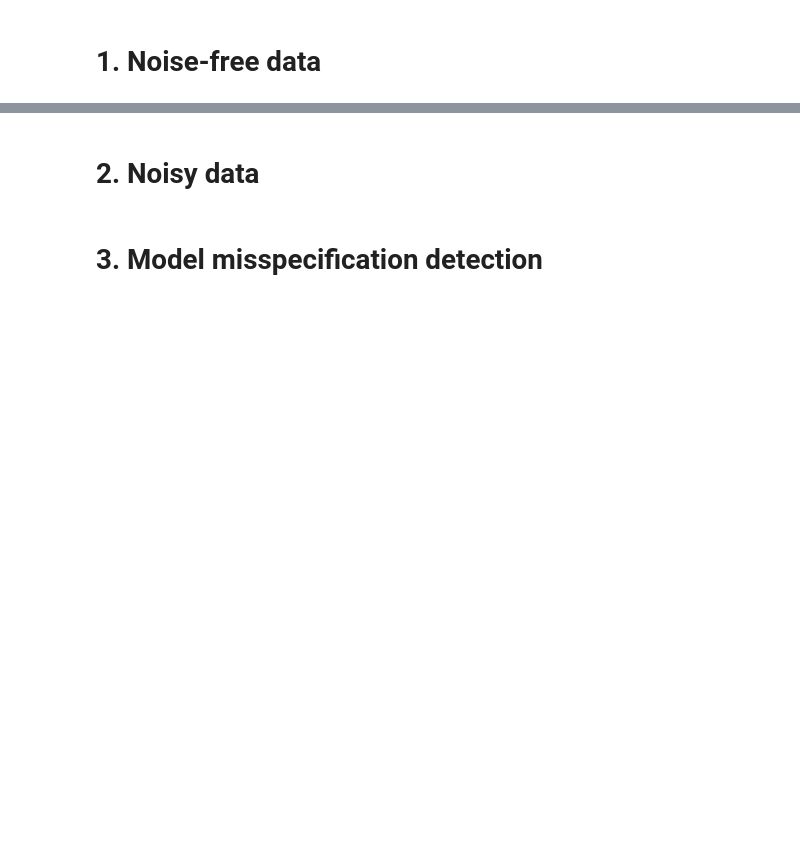
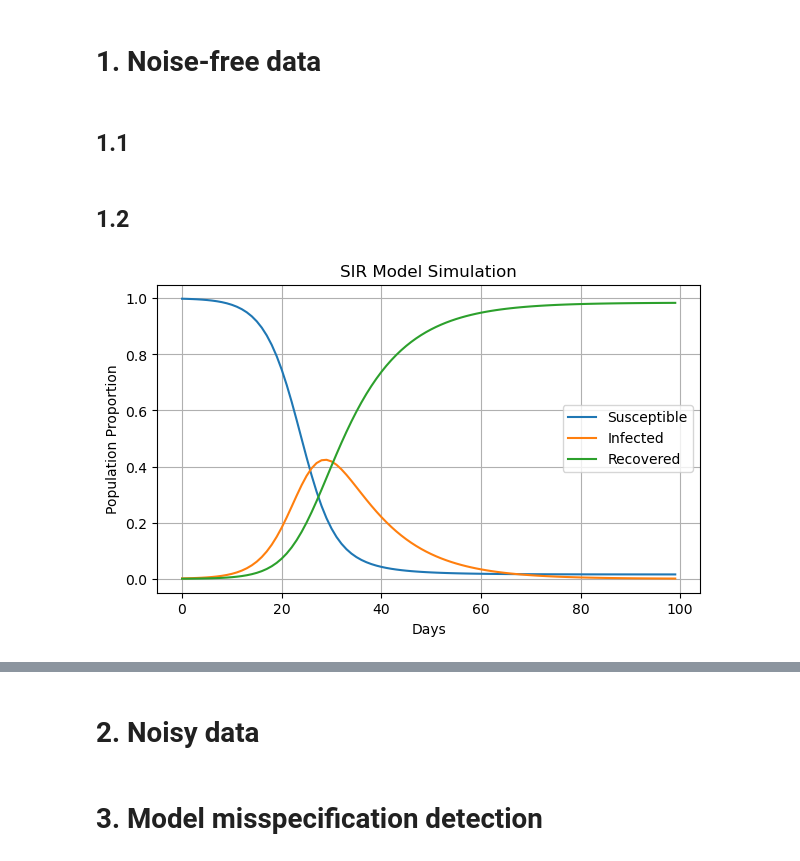
Before and after one commit to lukevoss/GNN, a Jupyter notebook: Assignment_4/epidemiology.ipynb, the cells around one changed output, grey strips where cells are left out. Drawn from its saved outputs; the diff is of its cells as text; code cells hidden in the pictures; blank space fills up the shorter version.

```diff
--- a/Assignment_4/epidemiology.ipynb
+++ b/Assignment_4/epidemiology.ipynb
@@ -3,3 +10,5 @@
+# %% [markdown]
+## 1.1
 # %%
 def simulate_sir_simple(lam, mu, I_0, T):
     """
@@ -47,0 +48,38 @@ observations, ode_variables = simulate_sir_simple(lambda_val, mu_val, initial_in
+# %% [markdown]
+## 1.2
+# %%
+def plot_sir_simulation(C, title='SIR Model Simulation'):
+    """
+    Plots the SIR simulation results.
+
+    C: Array containing the S, I, R values at each timestep
+    T: Total number of days in the simulation
+    """
+    days = range(len(C))
+
+    # Extract S, I, R values
+    S, I, R = C[:,0], C[:,1], C[:,2]
+
+    # Plotting
+    plt.figure(figsize=(7, 4))
+    plt.plot(days, S, label='Susceptible')
+    plt.plot(days, I, label='Infected')
+    plt.plot(days, R, label='Recovered')
+
+    plt.xlabel('Days')
+    plt.ylabel('Population Proportion')
+    plt.title(title)
+    plt.legend()
+    plt.grid(True)
+    plt.show()
+# %%
+lambda_val = 0.4
+mu_val = 0.1
+initial_infected = 0.001
+num_days = 100
+
+X, C = simulate_sir_simple(lambda_val, mu_val, initial_infected, num_days)
+
+plot_sir_simulation(C)
+# %% [output]
+[figure, added]
```
Also changed, not shown: parts of 16 cells of this notebook.
